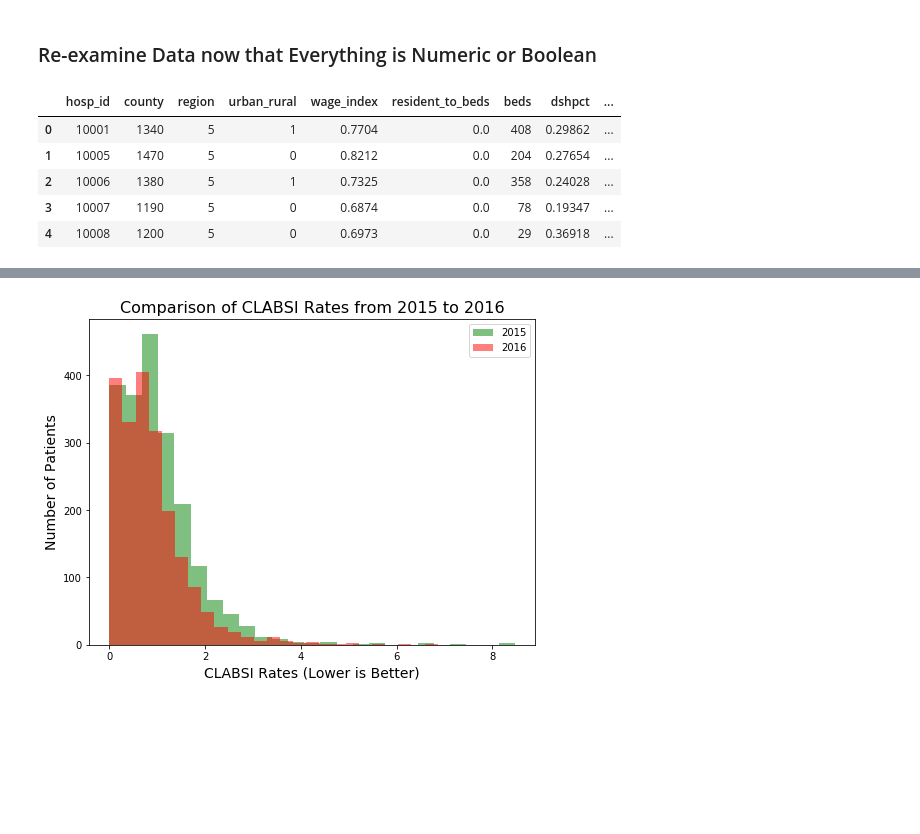
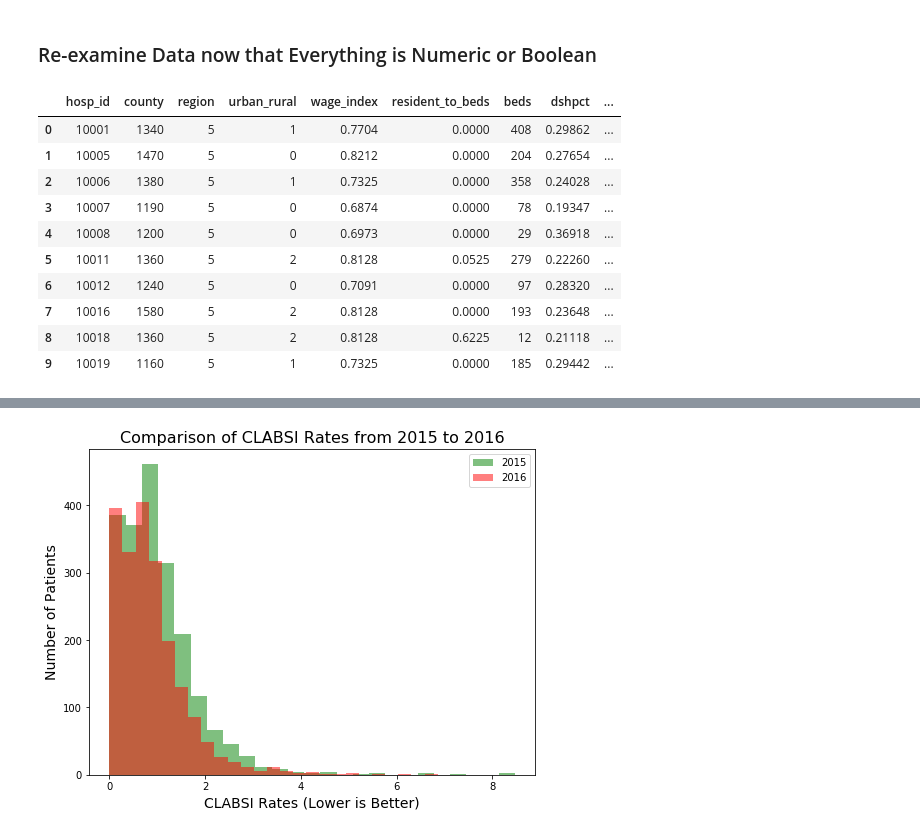
Before and after one commit to steeznation16/Mathematica_Data_Exercise, a Jupyter notebook: Data Exploration.ipynb, the cells around one changed output, grey strips where cells are left out. Drawn from its saved outputs; the diff is of its cells as text; code cells hidden in the pictures; blank space fills up the shorter version.

```diff
--- a/Data Exploration.ipynb
+++ b/Data Exploration.ipynb
@@ -151,14 +172,19 @@ df.drop(columns='uses_ehrs', inplace=True)
 # %% [markdown]
 ### Re-examine Data now that Everything is Numeric or Boolean
 # %%
-df.head()
+df.head(10)
 # %% [output]
 |  | hosp_id | county | region | urban_rural | wage_index | resident_to_beds | beds | dshpct | ... |
-| 0 | 10001 | 1340 | 5 | 1 | 0.7704 | 0.0 | 408 | 0.29862 | ... |
-| 1 | 10005 | 1470 | 5 | 0 | 0.8212 | 0.0 | 204 | 0.27654 | ... |
-| 2 | 10006 | 1380 | 5 | 1 | 0.7325 | 0.0 | 358 | 0.24028 | ... |
-| 3 | 10007 | 1190 | 5 | 0 | 0.6874 | 0.0 | 78 | 0.19347 | ... |
-| 4 | 10008 | 1200 | 5 | 0 | 0.6973 | 0.0 | 29 | 0.36918 | ... |
+| 0 | 10001 | 1340 | 5 | 1 | 0.7704 | 0.0000 | 408 | 0.29862 | ... |
+| 1 | 10005 | 1470 | 5 | 0 | 0.8212 | 0.0000 | 204 | 0.27654 | ... |
+| 2 | 10006 | 1380 | 5 | 1 | 0.7325 | 0.0000 | 358 | 0.24028 | ... |
+| 3 | 10007 | 1190 | 5 | 0 | 0.6874 | 0.0000 | 78 | 0.19347 | ... |
+| 4 | 10008 | 1200 | 5 | 0 | 0.6973 | 0.0000 | 29 | 0.36918 | ... |
+| 5 | 10011 | 1360 | 5 | 2 | 0.8128 | 0.0525 | 279 | 0.22260 | ... |
+| 6 | 10012 | 1240 | 5 | 0 | 0.7091 | 0.0000 | 97 | 0.28320 | ... |
+| 7 | 10016 | 1580 | 5 | 2 | 0.8128 | 0.0000 | 193 | 0.23648 | ... |
+| 8 | 10018 | 1360 | 5 | 2 | 0.8128 | 0.6225 | 12 | 0.21118 | ... |
+| 9 | 10019 | 1160 | 5 | 1 | 0.7325 | 0.0000 | 185 | 0.29442 | ... |
 # %%
 df.info()
 # %% [output]
```
Also changed, not shown: parts of 13 cells of this notebook.
